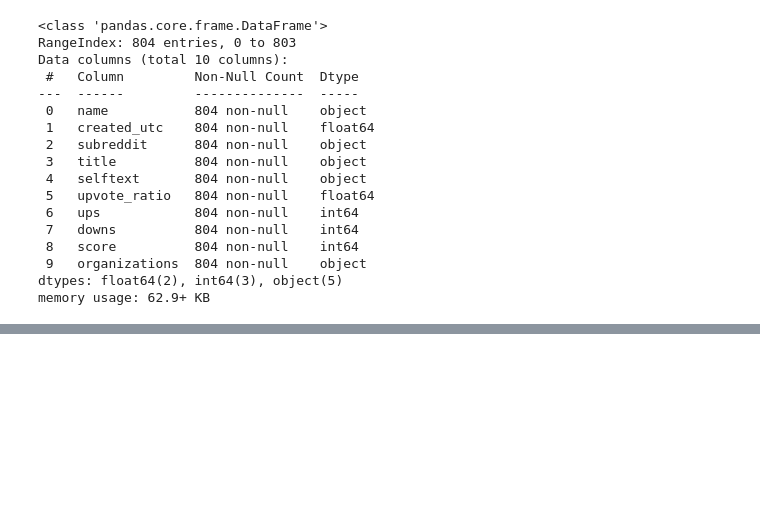
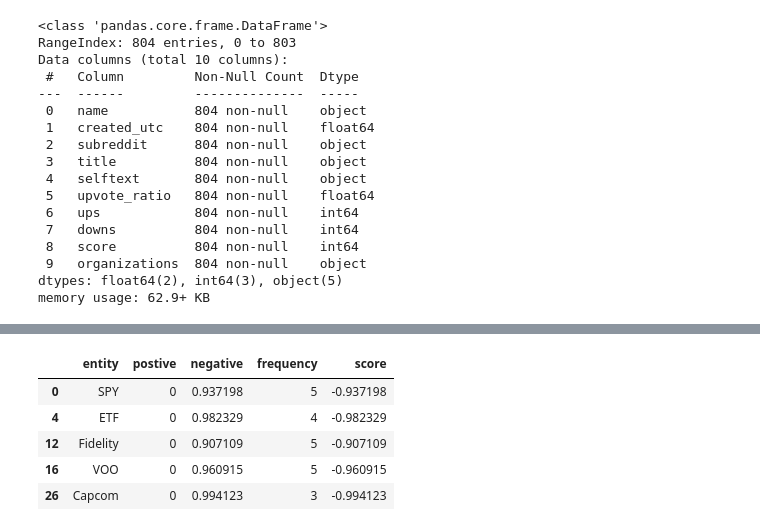
Before and after one commit to Zulaikha1207/Attention-It-s-Transformers---NLP-projects, a Jupyter notebook: Named_Entity_Recognition/intro/NER_with_sentiment.ipynb, the cells around one changed output, grey strips where cells are left out. Saved outputs shown, nothing was run; the diff lists cells and outputs as text; code cells hidden in the pictures; blank space fills up the shorter version.

```diff
--- a/Named_Entity_Recognition/intro/NER_with_sentiment.ipynb
+++ b/Named_Entity_Recognition/intro/NER_with_sentiment.ipynb
@@ -92,0 +157,11 @@ TypeError: 'float' object is not iterable
+# %%
+#only store sores for orgs where frequency is > 3
+#sentiment_df = sentiment_df[sentiment_df['frequency'] > 2]
+sentiment_df.head()
+# %% [output]
+|  | entity | postive | negative | frequency | score |
+| 0 | SPY | 0 | 0.937198 | 5 | -0.937198 |
+| 4 | ETF | 0 | 0.982329 | 4 | -0.982329 |
+| 12 | Fidelity | 0 | 0.907109 | 5 | -0.907109 |
+| 16 | VOO | 0 | 0.960915 | 5 | -0.960915 |
+| 26 | Capcom | 0 | 0.994123 | 3 | -0.994123 |
```
Also changed, not shown: parts of 13 cells of this notebook.
